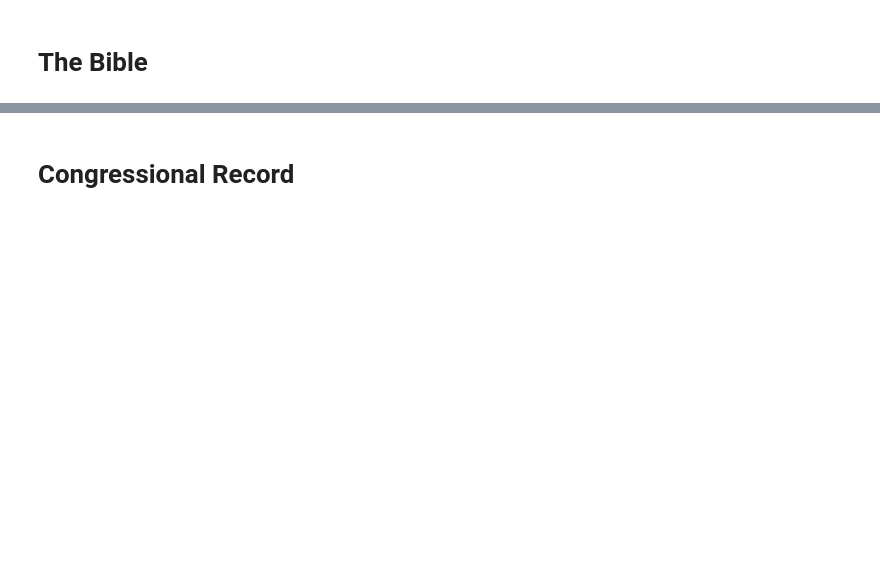
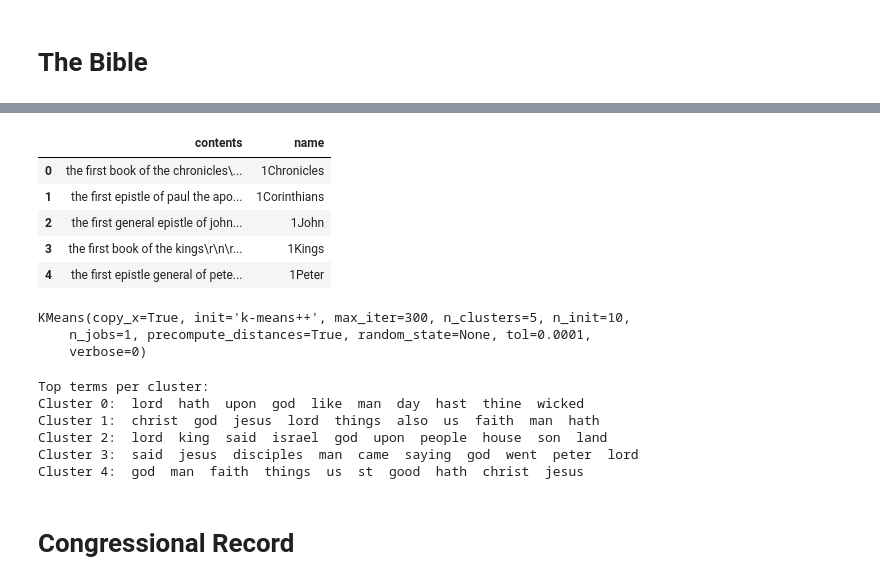
Before and after one commit to ledeprogram/courses, a Jupyter notebook: algorithms/07 Cluster All The Text Things.ipynb, the cells around one changed output, grey strips where cells are left out. Saved outputs shown, nothing was run; the diff lists cells and outputs as text; code cells hidden in the pictures; blank space fills up the shorter version.

```diff
--- a/algorithms/07 Cluster All The Text Things.ipynb
+++ b/algorithms/07 Cluster All The Text Things.ipynb
@@ -8,0 +48,28 @@ import pandas as pd
+# %%
+import glob
+import pandas as pd
+
+paths = glob.glob("AV1611text/*")
+
+books = []
+for path in paths:
+    contents = open(path).read()
+    # For fear of unicode
+    contents = contents.decode("ascii","ignore")
+    contents = contents.lower()
+
+    book = {}
+    book['contents'] = contents
+    filename = path[11:]
+    book['name'] = filename[:-4]
+    books.append(book)
+
+books_df = pd.DataFrame(books)
+books_df.head()
+# %% [output]
+|  | contents | name |
+| 0 | the first book of the chronicles\... | 1Chronicles |
+| 1 | the first epistle of paul the apo... | 1Corinthians |
+| 2 | the first general epistle of john... | 1John |
+| 3 | the first book of the kings\r\n\r... | 1Kings |
+| 4 | the first epistle general of pete... | 1Peter |
@@ -8,0 +84,26 @@ import pandas as pd
+# %%
+from sklearn.cluster import KMeans
+
+number_of_clusters = 5
+km = KMeans(n_clusters=number_of_clusters)
+km.fit(X)
+# %% [output]
+KMeans(copy_x=True, init='k-means++', max_iter=300, n_clusters=5, n_init=10,
+    n_jobs=1, precompute_distances=True, random_state=None, tol=0.0001,
+    verbose=0)
+# %%
+print("Top terms per cluster:")
+order_centroids = km.cluster_centers_.argsort()[:, ::-1]
+terms = vectorizer.get_feature_names()
+for i in range(number_of_clusters):
+    print("Cluster %d:" % i),
+    for ind in order_centroids[i, :10]:
+        print(' %s' % terms[ind]),
+    print ''
+# %% [output]
+Top terms per cluster:
+Cluster 0:  lord  hath  upon  god  like  man  day  hast  thine  wicked
+Cluster 1:  christ  god  jesus  lord  things  also  us  faith  man  hath
+Cluster 2:  lord  king  said  israel  god  upon  people  house  son  land
+Cluster 3:  said  jesus  disciples  man  came  saying  god  went  peter  lord
+Cluster 4:  god  man  faith  things  us  st  good  hath  christ  jesus
```
Also changed, not shown: parts of 27 cells of this notebook.
